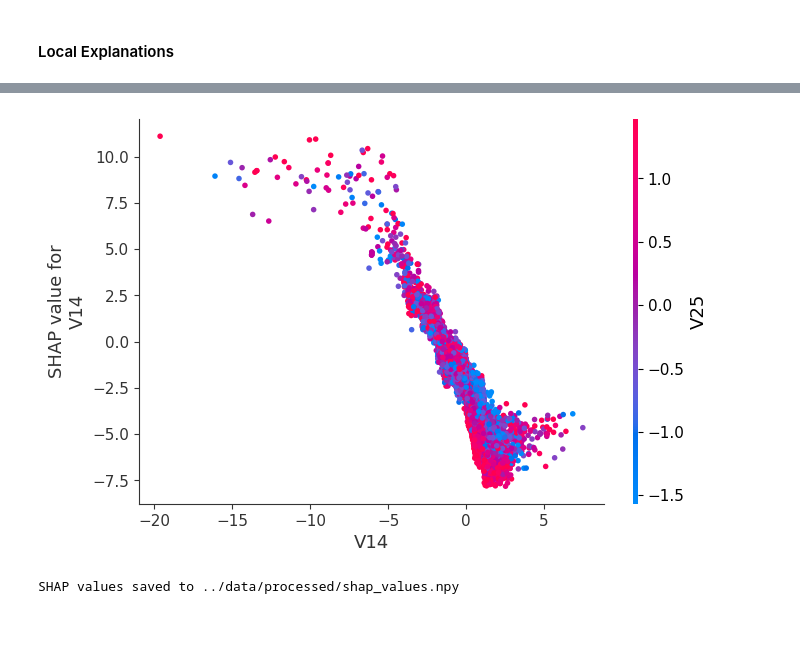
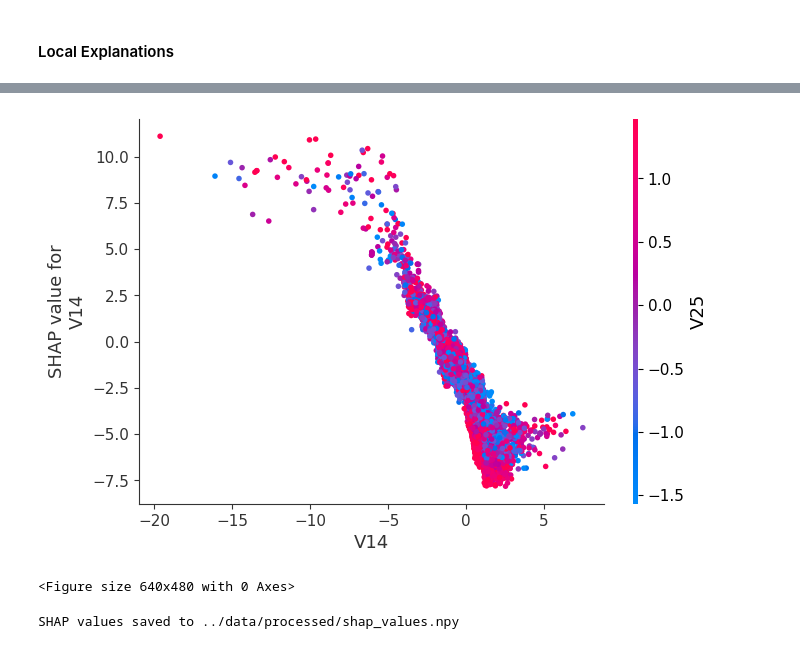
Before and after one commit to Rajendran2201/real-time-fraud-detection-system-for-financial-transactions, a Jupyter notebook: notebooks/08_model_explainability.ipynb, the cells around one changed output, grey strips where cells are left out. Cells and saved outputs as stored; diff of their text form; code cells hidden in the pictures.

```diff
--- a/notebooks/08_model_explainability.ipynb
+++ b/notebooks/08_model_explainability.ipynb
@@ -87,9 +118,15 @@ for i in range(5):
 # %%
 # dependence plots
 # Feature interaction insight
-shap.dependence_plot("V14", shap_values, X_test)
+fig = shap.dependence_plot("V14", shap_values, X_test)
+# Save the figure
+save_path = "../reports/figures/24_SHAP_values_for_feature_interactions.png"
+plt.savefig(save_path, dpi=300, bbox_inches='tight')
+plt.show()
+plt.close()
 # %% [output]
-[figure, old version]
+[figure, new version]
+<Figure size 640x480 with 0 Axes>
 # %%
 # save the outputs
 
```
Also changed, not shown: parts of 4 cells of this notebook, 18 other files.
